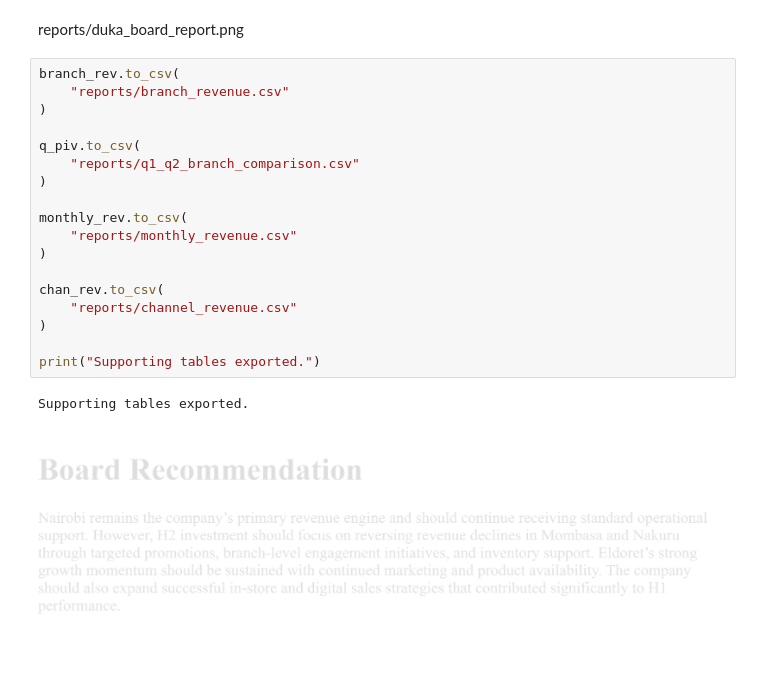
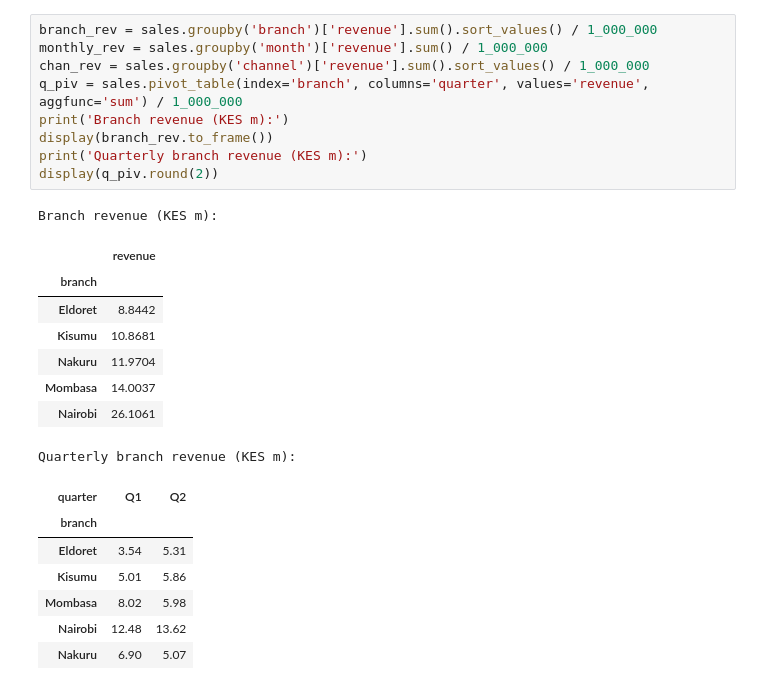
Before and after one commit to EstherWare/-plp-da-a4-student-eda-and-board-report, a Jupyter notebook: board_report.ipynb, the cells around one changed output. Drawn from its saved outputs; the diff is of its cells as text; blank space fills up the shorter version.

Commit message:
Complete EDA and board report deliverables

```diff
--- a/board_report.ipynb
+++ b/board_report.ipynb
@@ -648,24 +34,26 @@ plt.show()
-# %% [markdown]
-reports/duka_board_report.png
-# %%
-branch_rev.to_csv(
-    "reports/branch_revenue.csv"
-)
-
-q_piv.to_csv(
-    "reports/q1_q2_branch_comparison.csv"
-)
-
-monthly_rev.to_csv(
-    "reports/monthly_revenue.csv"
-)
-
-chan_rev.to_csv(
-    "reports/channel_revenue.csv"
-)
-
-print("Supporting tables exported.")
-# %% [output]
-Supporting tables exported.
-# %% [markdown]
-![image.png](embedded-picture-1)
+# %%
+branch_rev = sales.groupby('branch')['revenue'].sum().sort_values() / 1_000_000
+monthly_rev = sales.groupby('month')['revenue'].sum() / 1_000_000
+chan_rev = sales.groupby('channel')['revenue'].sum().sort_values() / 1_000_000
+q_piv = sales.pivot_table(index='branch', columns='quarter', values='revenue', aggfunc='sum') / 1_000_000
+print('Branch revenue (KES m):')
+display(branch_rev.to_frame())
+print('Quarterly branch revenue (KES m):')
+display(q_piv.round(2))
+# %% [output]
+Branch revenue (KES m):
+|  | revenue |
+| branch |  |
+| Eldoret | 8.8442 |
+| Kisumu | 10.8681 |
+| Nakuru | 11.9704 |
+| Mombasa | 14.0037 |
+| Nairobi | 26.1061 |
+Quarterly branch revenue (KES m):
+| quarter | Q1 | Q2 |
+| branch |  |  |
+| Eldoret | 3.54 | 5.31 |
+| Kisumu | 5.01 | 5.86 |
+| Mombasa | 8.02 | 5.98 |
+| Nairobi | 12.48 | 13.62 |
+| Nakuru | 6.90 | 5.07 |
```
Also changed, not shown: parts of 27 cells of this notebook, 8 other files.
